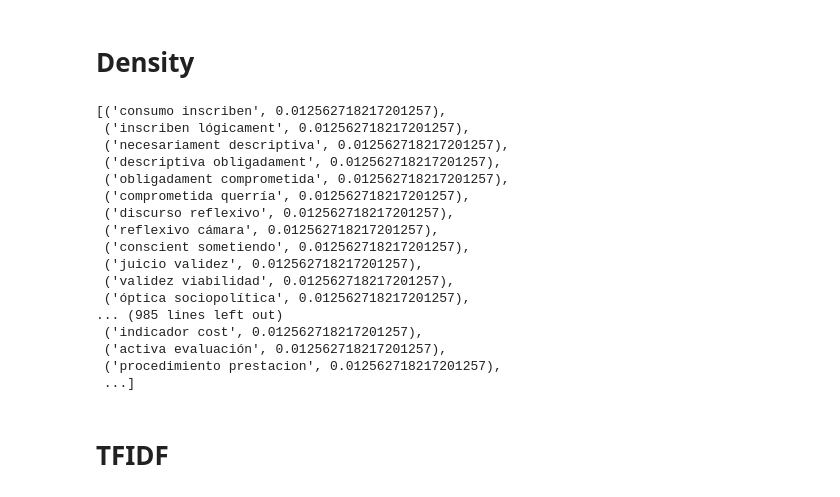
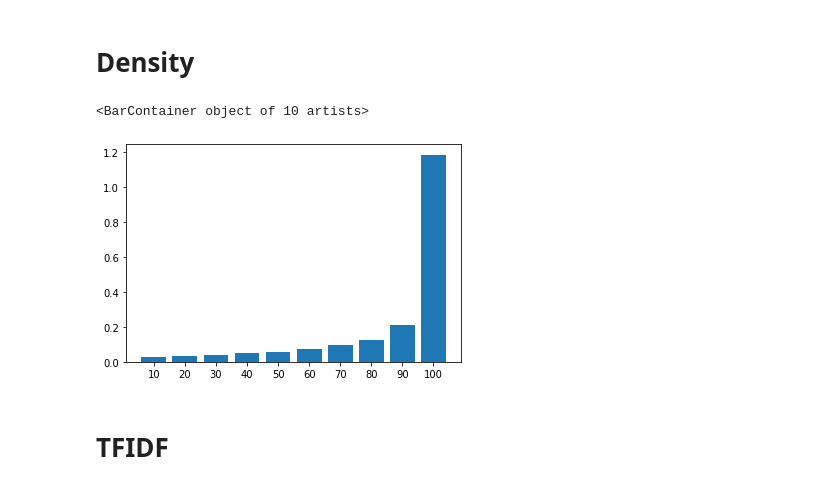
Before and after one commit to LCaravaggio/politext, a Jupyter notebook: Solo_lo_nuevo.ipynb, the cells around one changed output. Cells and saved outputs as stored; diff of their text form; code cells hidden in the pictures.

```diff
--- a/Solo_lo_nuevo.ipynb
+++ b/Solo_lo_nuevo.ipynb
@@ -66,8 +66,8 @@ stopwords.extend(nombres)
 # %% [markdown]
 # Density
 # %%
-from sklearn.feature_extraction.text import CountVectorizer
-vect = CountVectorizer(ngram_range=[2,2], stop_words=stopwords)
+from sklearn.feature_extraction.text import TfidfVectorizer
+vect = TfidfVectorizer(ngram_range=[2,2], stop_words=stopwords)
 bow = vect.fit_transform(base['tokens'])
 total_features = len(vect.vocabulary_)
 # %%
@@ -75,26 +75,27 @@ sum_words = bow.sum(axis=0)
 words_freq = [(word, sum_words[0, idx]) for word, idx in vect.vocabulary_.items()]
 words_freq = sorted(words_freq, key = lambda x: x[1])
 vocabulary, ord = zip(*words_freq[:int(total_features)])
-# %%
-words_freq
-# %% [output]
-[('consumo inscriben', 0.012562718217201257),
- ('inscriben lógicament', 0.012562718217201257),
- ('necesariament descriptiva', 0.012562718217201257),
- ('descriptiva obligadament', 0.012562718217201257),
- ('obligadament comprometida', 0.012562718217201257),
- ('comprometida querría', 0.012562718217201257),
- ('discurso reflexivo', 0.012562718217201257),
- ('reflexivo cámara', 0.012562718217201257),
- ('conscient sometiendo', 0.012562718217201257),
- ('juicio validez', 0.012562718217201257),
- ('validez viabilidad', 0.012562718217201257),
- ('óptica sociopolítica', 0.012562718217201257),
-... (985 lines left out)
- ('indicador cost', 0.012562718217201257),
- ('activa evaluación', 0.012562718217201257),
- ('procedimiento prestacion', 0.012562718217201257),
- ...]
+# %%
+import numpy as np
+import matplotlib.pyplot as plt
+
+d1=np.array(ord)[:int(total_features*0.1)].mean()
+d2=np.array(ord)[int(total_features*0.1):int(total_features*0.2)].mean()
+d3=np.array(ord)[int(total_features*0.2):int(total_features*0.3)].mean()
+d4=np.array(ord)[int(total_features*0.3):int(total_features*0.4)].mean()
+d5=np.array(ord)[int(total_features*0.4):int(total_features*0.5)].mean()
+d6=np.array(ord)[int(total_features*0.5):int(total_features*0.6)].mean()
+d7=np.array(ord)[int(total_features*0.6):int(total_features*0.7)].mean()
+d8=np.array(ord)[int(total_features*0.7):int(total_features*0.8)].mean()
+d9=np.array(ord)[int(total_features*0.8):int(total_features*0.9)].mean()
+d10=np.array(ord)[int(total_features*0.9):int(total_features)].mean()
+# %%
+height = [d1,d2,d3,d4,d5,d6,d7,d8,d9,d10]
+bars = ('10', '20', '30', '40', '50', '60', '70', '80', '90', '100')
+plt.bar(bars, height)
+# %% [output]
+<BarContainer object of 10 artists>
+[figure, added]
 # %% [markdown]
 # TFIDF
 # %%
```
Also changed, not shown: parts of 2 cells of this notebook.
